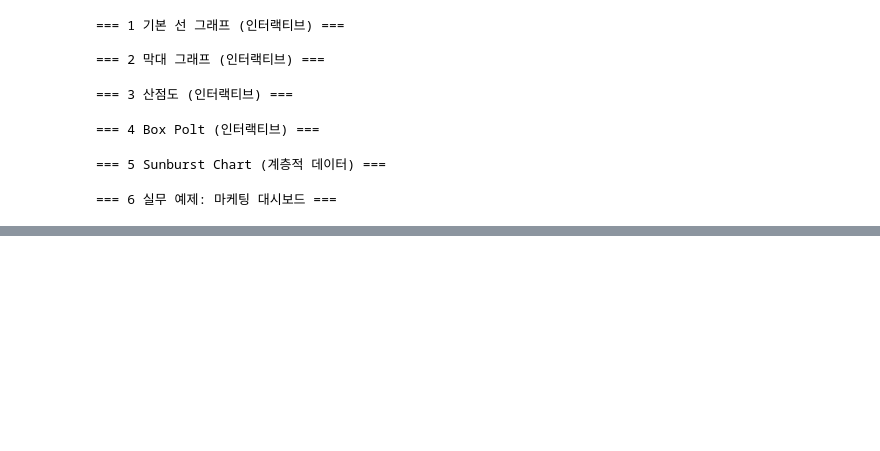
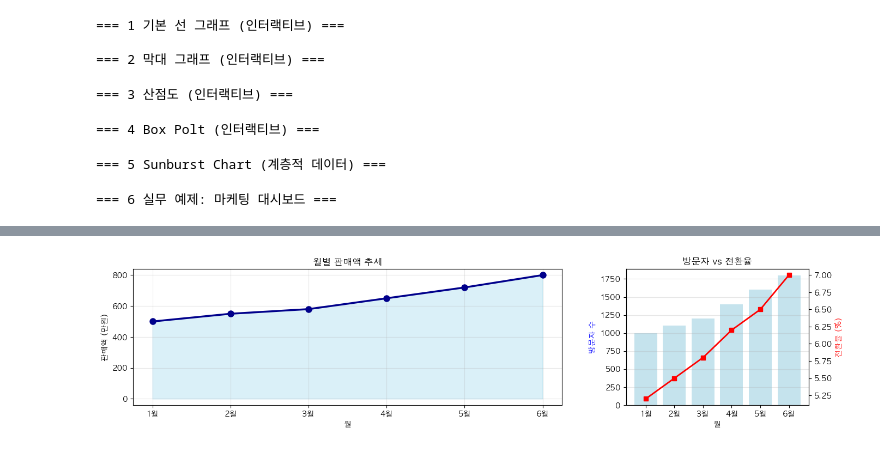
Before and after one commit to bobcho83/python_intermediate_learning, a Jupyter notebook: python_intermediate_learning.ipynb, the cells around one changed output, grey strips where cells are left out. Drawn from its saved outputs; the diff is of its cells as text; code cells hidden in the pictures; blank space fills up the shorter version.

Commit message:
종합 프로젝트 추가 — GridSpec 6칸 대시보드 (twinx·patch_artist·axvline·barh·pd.cut)
Co-Authored-By: Claude Sonnet 4.6 <noreply@anthropic.com>

```diff
--- a/python_intermediate_learning.ipynb
+++ b/python_intermediate_learning.ipynb
@@ -875,0 +878,87 @@ fig.show()
+# %%
+import numpy as np
+import pandas as pd
+import matplotlib.pyplot as plt
+import seaborn as sns
+import plotly.graph_objects as go
+import plotly.express as px
+from plotly.subplots import make_subplots
+
+np.random.seed(42)
+
+print("=" * 70)
+print("온라인 쇼핑몰 마케팅 분석 보고서")
+print("=" * 70)
+
+# =============== 데이터 준비 ===============
+print("\n 데이터 준비 중...")
+
+# 1. 월별 데이터
+months = ['1월', '2월', '3월', '4월', '5월', '6월']
+month_num = np.arange(1, 7)
+
+# 월별 판매액 (트렌드 있음)
+monthly_sales = np.array([500, 550, 580, 650, 720, 800]) * 10000
+
+# 월별 방문자
+monthly_visitors = np.array([1000, 1100, 1200, 1400, 1600, 1800])
+
+# 월별 전환율
+monthly_conversion = np.array([5.2, 5.5, 5.8, 6.2, 6.5, 7.0])
+
+# 2. 고객 데이터 (200명)
+n_customers = 200
+customer_age = np.random.normal(loc=40, scale=15, size=n_customers)
+customer_age = np.clip(customer_age, 20, 70).astype(int)
+
+customer_purchase = (
+    15000 * (customer_age / 40) +
+    np.random.normal(0, 20000, n_customers)
+)
+customer_purchase = np.maximum(customer_purchase, 20000)
+
+satisfaction = np.random.normal(loc=7.5, scale=1.5, size=n_customers)
+satisfaction = np.clip(satisfaction, 1, 10)
+
+age_group = pd.cut(customer_age, bins=[0, 30, 40, 50, 100],
+labels=['20~30대', '30~40대', '40~50대', '50대+'])
+
+# 3. 상품 카테고리 데이터
+categories = ['패션', '전자제품', '생황용품', '식품', '책']
+category_sales = np.array([150, 200, 120, 100, 80]) * 10000
+
+# 4. 마케팅 채널 데이터
+channels = ['검색광고', 'SNS광고', '이메일', '제휴', '직접방문']
+channel_visits = np.array([450, 600, 300, 200, 250])
+channel_revenue = np.array([350, 380, 150, 120, 100]) * 10000
+
+# =============== 시각화 1: Matplotlib 대시보드 ===============
+print("\n Matplotlib 대시보드 생성 중...")
+
+fig = plt.figure(figsize=(16, 12))
+gs = fig.add_gridspec(3, 3, hspace=0.35, wspace=0.35)
+
+# 1-1. 월별 판매액 추세 (1행 2열)
+ax1 = fig.add_subplot(gs[0, :2])
+ax1.plot(month_num, monthly_sales/10000, marker='o', linewidth=2.5, markersize=8, color='darkblue')
+ax1.fill_between(month_num, monthly_sales/10000, alpha=0.3, color='skyblue')
+ax1.set_title('월별 판매액 추세', fontsize=12, fontweight='bold')
+ax1.set_xlabel('월')
+ax1.set_ylabel('판매액 (만원)')
+ax1.grid(True, alpha=0.3)
+ax1.set_xticks(month_num)
+ax1.set_xticklabels(months)
+
+# 1-2. 월별 방문자 및 전환율 (1행 1열)
+ax2 = fig.add_subplot(gs[0, 2])
+ax2_twin = ax2.twinx()
+ax2.bar(month_num, monthly_visitors, color='lightblue', alpha=0.7, label='방문자')
+ax2_twin.plot(month_num, monthly_conversion, marker='s', color='red', linewidth=2, label='전환율')
+ax2.set_title('방문자 vs 전환율', fontsize=12, fontweight='bold')
+ax2.set_xlabel('월')
+ax2.set_ylabel('방문자 수', color='blue')
+ax2_twin.set_ylabel('전환율 (%)', color='red')
+ax2.set_xticks(month_num)
+ax2.set_xticklabels(months)
+ax2.grid(True, alpha=0.3, axis='y')
+# %% [output]
@@ -875,0 +972 @@ fig.show()
+[figure, added]
```
Also changed, not shown: parts of 3 cells of this notebook, 2 other files.
